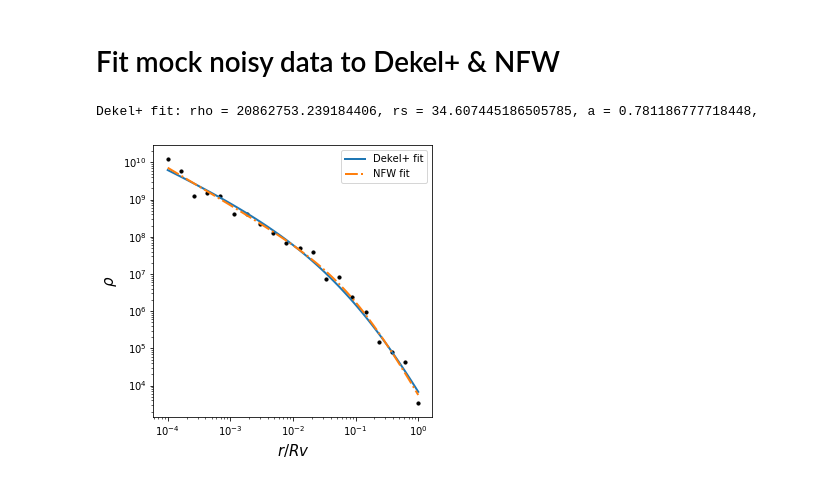
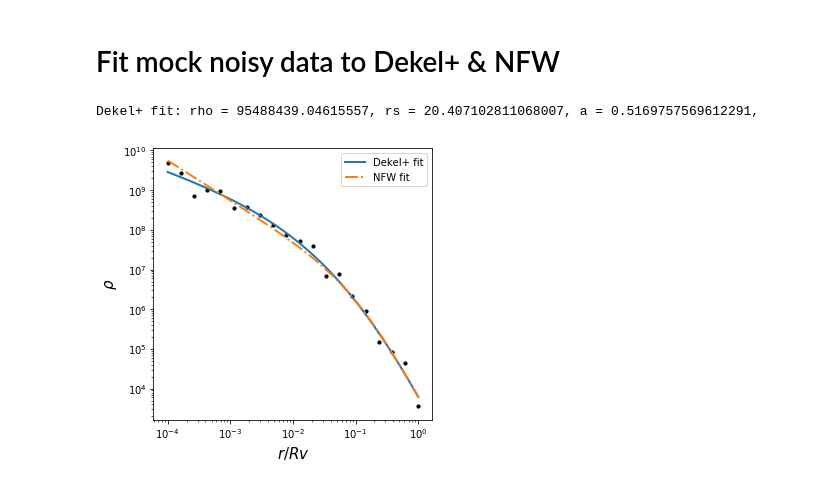
Before and after one commit to omrygin/profiles, a Jupyter notebook: profile_example_v2.ipynb, the cells around one changed output. Drawn from its saved outputs; the diff is of its cells as text; code cells hidden in the pictures.

```diff
--- a/profile_example_v2.ipynb
+++ b/profile_example_v2.ipynb
@@ -53,27 +53,36 @@ myNFW.plot(r_min=0.0001*Rv,ax=ax,linewidth=2)
 # %% [markdown]
 # Fit mock noisy data to Dekel+ & NFW
 # %%
+#Create a cuspy-ish Dekel+ profile
+Rv = 200 #kpc
+c = 10
+Mv = 10**12 #Msun
+a = 0.5 #Cusped
+rho,rs,a = Dekel.canonicalToModelParams(Mv,Rv,c,a)
+myDekel_cusped = Dekel(trunc_r=Rv,rho=rho,rs=rs,a=a,name='Dekel+ cusped')
+
+
 #Make mock noisy Dekel+ data with 0.2 dex noise
 rlist = np.logspace(-4,0,20)*Rv
-data = myNFW.density(rlist)
+data = myDekel_cusped.density(rlist)
 np.random.seed(10)
 noise = np.random.normal(scale=0.2,size=data.size)
 noisy_data = data*10**noise
 
 #Fit data to Dekel+ profile
 fitDekel,params,pcov = Dekel.fit_profile(rlist,np.log10(noisy_data),trunc_r=Rv,
-                                         p0=(rho,Rv/c,a),logfit=True,name='Dekel+ fit')
+                                         p0=(rho,Rv/c,1),logfit=True,name='Dekel+ fit')
 fitNFW,params,pcov = NFW.fit_profile(rlist,np.log10(noisy_data),trunc_r=Rv,
                                          p0=(rho,Rv/c),logfit=True,name='NFW fit')
 
 #Plot noisy data, original and fitted profiles
 fig,ax = plt.subplots(1,1,figsize=(5,5))
 fitDekel.plot(r_min=0.0001*Rv,ax=ax,linewidth=2)
 fitNFW.plot(r_min=0.0001*Rv,ax=ax,linewidth=2,linestyle='-.')
 ax.scatter(rlist/Rv,data*10**noise,s=10,color='black')
 ax.set_xscale('log')
 ax.set_yscale('log')
 print(fitDekel)
 # %% [output]
-Dekel+ fit: rho = 20862753.239184406, rs = 34.607445186505785, a = 0.781186777718448,
+Dekel+ fit: rho = 95488439.04615557, rs = 20.407102811068007, a = 0.5169757569612291,
-[figure, old version]
+[figure, new version]
```
